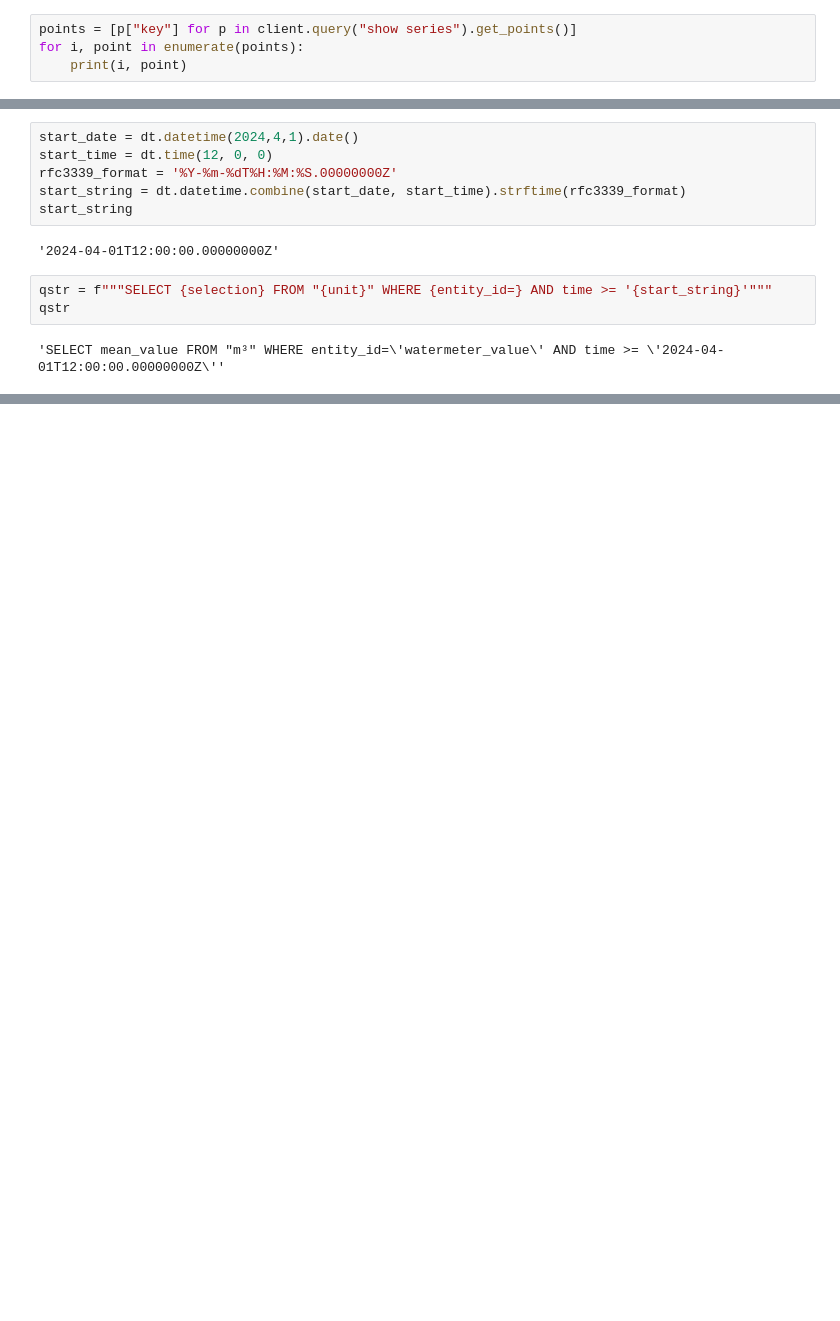
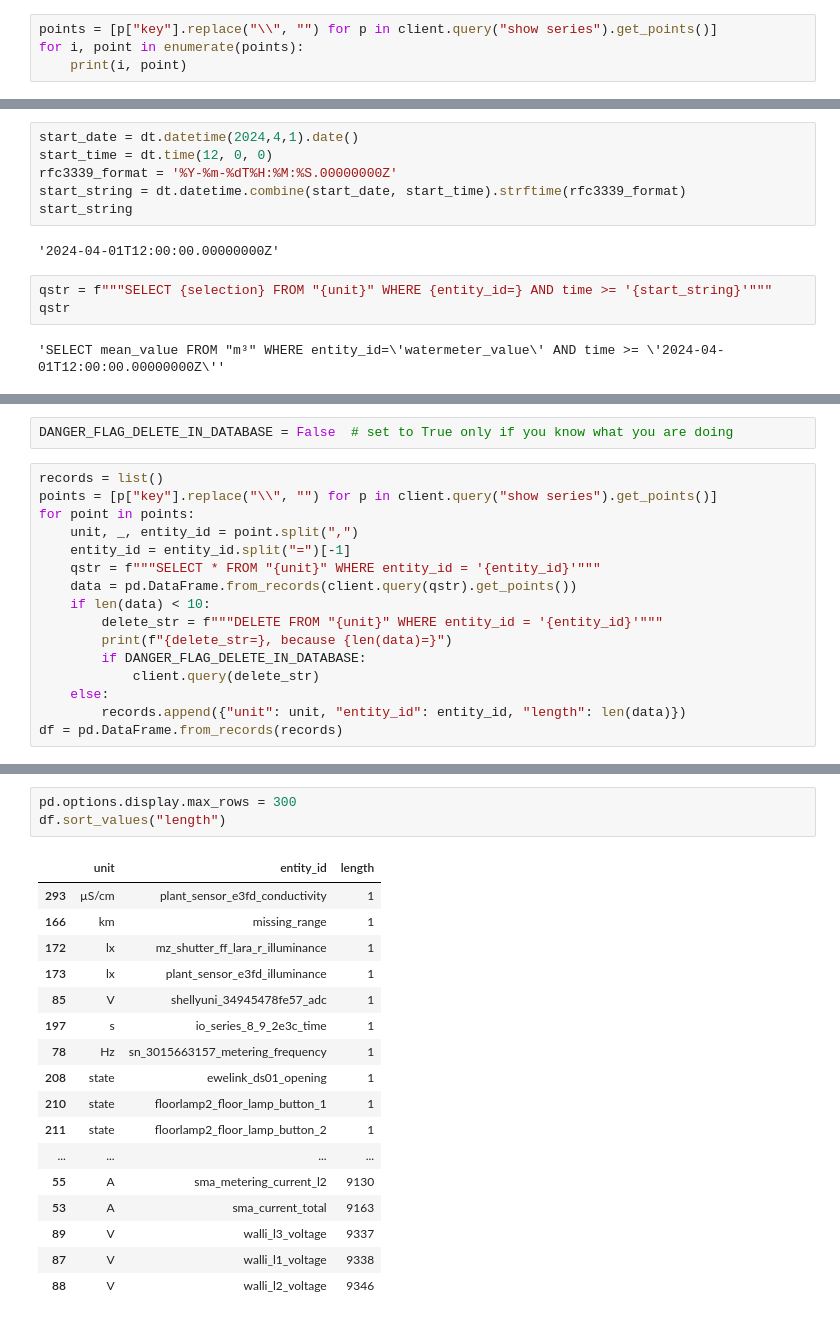
Before and after one commit to munich-ml/InfluxDB, a Jupyter notebook: Connect_with_InfluxDBClient.ipynb, the cells around one changed output, grey strips where cells are left out. Cells and saved outputs as stored; diff of their text form; blank space fills up the shorter version.

```diff
--- a/Connect_with_InfluxDBClient.ipynb
+++ b/Connect_with_InfluxDBClient.ipynb
@@ -29,7 +29,7 @@ client.switch_database('influx_db_4')
 # %% [markdown]
 ## show series
 # %%
-points = [p["key"] for p in client.query("show series").get_points()]
+points = [p["key"].replace("\\", "") for p in client.query("show series").get_points()]
 for i, point in enumerate(points):
     print(i, point)
 # %% [output]
@@ -145,0 +150,18 @@ pd.DataFrame.from_records(client.query(qstr).get_points()).set_index("time")
+# %%
+DANGER_FLAG_DELETE_IN_DATABASE = False  # set to True only if you know what you are doing
+# %%
+records = list()
+points = [p["key"].replace("\\", "") for p in client.query("show series").get_points()]
+for point in points:
+    unit, _, entity_id = point.split(",")
+    entity_id = entity_id.split("=")[-1]
+    qstr = f"""SELECT * FROM "{unit}" WHERE entity_id = '{entity_id}'"""
+    data = pd.DataFrame.from_records(client.query(qstr).get_points())
+    if len(data) < 10:
+        delete_str = f"""DELETE FROM "{unit}" WHERE entity_id = '{entity_id}'"""
+        print(f"{delete_str=}, because {len(data)=}")
+        if DANGER_FLAG_DELETE_IN_DATABASE:
+            client.query(delete_str)
+    else:
+        records.append({"unit": unit, "entity_id": entity_id, "length": len(data)})
+df = pd.DataFrame.from_records(records)
@@ -145,0 +202,21 @@ pd.DataFrame.from_records(client.query(qstr).get_points()).set_index("time")
+# %%
+pd.options.display.max_rows = 300
+df.sort_values("length")
+# %% [output]
+|  | unit | entity_id | length |
+| 293 | µS/cm | plant_sensor_e3fd_conductivity | 1 |
+| 166 | km | missing_range | 1 |
+| 172 | lx | mz_shutter_ff_lara_r_illuminance | 1 |
+| 173 | lx | plant_sensor_e3fd_illuminance | 1 |
+| 85 | V | shellyuni_34945478fe57_adc | 1 |
+| 197 | s | io_series_8_9_2e3c_time | 1 |
+| 78 | Hz | sn_3015663157_metering_frequency | 1 |
+| 208 | state | ewelink_ds01_opening | 1 |
+| 210 | state | floorlamp2_floor_lamp_button_1 | 1 |
+| 211 | state | floorlamp2_floor_lamp_button_2 | 1 |
+| ... | ... | ... | ... |
+| 55 | A | sma_metering_current_l2 | 9130 |
+| 53 | A | sma_current_total | 9163 |
+| 89 | V | walli_l3_voltage | 9337 |
+| 87 | V | walli_l1_voltage | 9338 |
+| 88 | V | walli_l2_voltage | 9346 |
```
Also changed, not shown: parts of 12 cells of this notebook.
